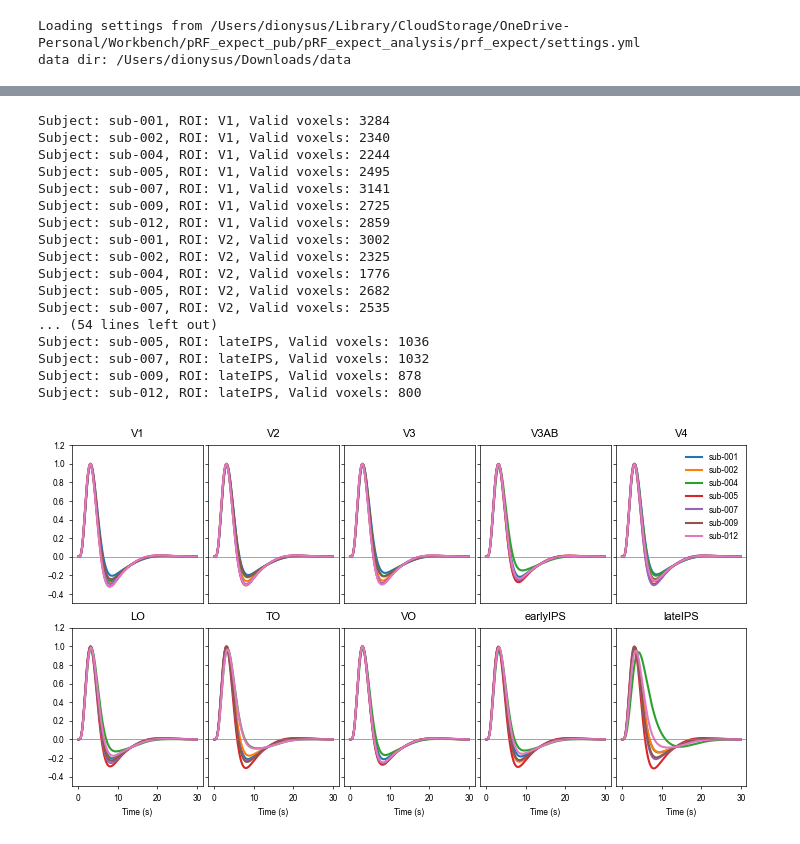
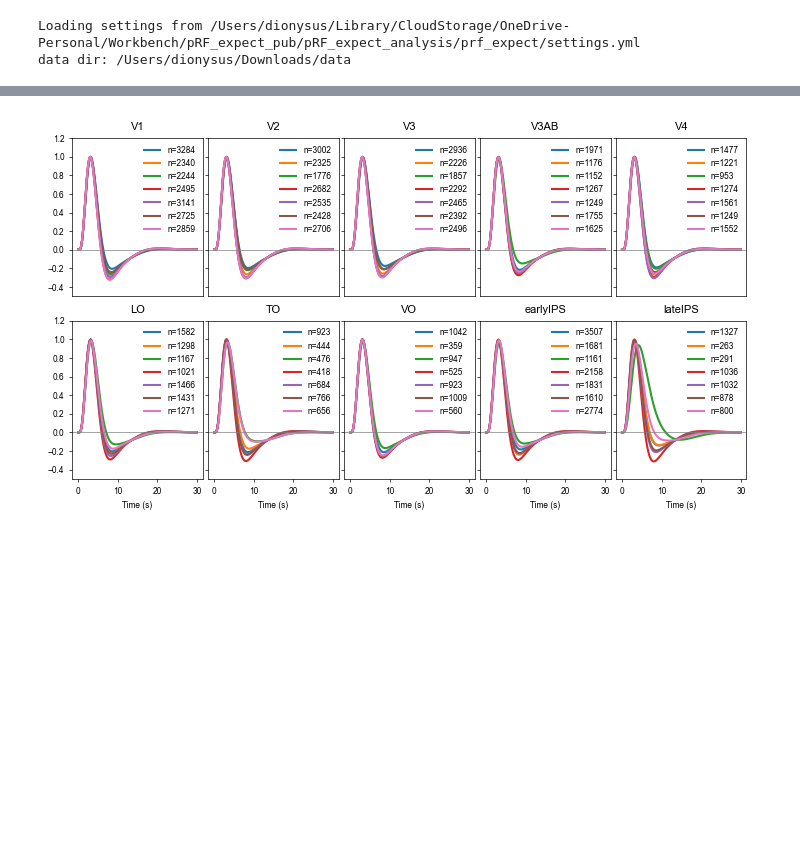
Before and after one commit to c14h19no2/pRF_expect_pub, a Jupyter notebook: pRF_expect_analysis/prf_expect/analysis/viz/check_hrf.ipynb, the cells around one changed output, grey strips where cells are left out. Cells and saved outputs as stored; diff of their text form; code cells hidden in the pictures; blank space fills up the shorter version.

```diff
--- a/pRF_expect_analysis/prf_expect/analysis/viz/check_hrf.ipynb
+++ b/pRF_expect_analysis/prf_expect/analysis/viz/check_hrf.ipynb
@@ -284,11 +284,12 @@ for i, roi in enumerate(roi_verts.keys()):
         # We need average across voxels
         mean_subj_hrf = np.average(subj_hrfs, axis=0, weights=valid_rsq)
 
-        print(f"Subject: {subject}, ROI: {roi}, Valid voxels: {np.sum(valid_mask)}")
+        voxel_count = int(np.sum(valid_mask))
+        # print(f"Subject: {subject}, ROI: {roi}, Valid voxels: {voxel_count}")
 
         # Use color from the colormap corresponding to subject index
         color = colors[s_idx % len(colors)]
-        ax.plot(time_points, mean_subj_hrf[:len(time_points)], label=subject, color=color)
+        ax.plot(time_points, mean_subj_hrf[:len(time_points)], label=f"n={voxel_count}", color=color)
 
     ax.set_title(f"{roi}", fontsize=8)
     ax.set_ylim(-0.5, 1.2)
@@ -307,13 +308,13 @@ for i, roi in enumerate(roi_verts.keys()):
     if i % 6 != 0:
         ax.set_yticklabels([])
 
-    # Legend in the top right subplot (index 5)
-    if i == 5:
-        # make legend top right and smaller
+    handles, labels = ax.get_legend_handles_labels()
+    if handles:
         ax.legend(loc='upper right', bbox_to_anchor=(1.0, 1.0), frameon=False)
 
 plt.tight_layout(pad=0.2, w_pad=0.2, h_pad=0.2)
 plt.show()
 figure_result_dir.mkdir(parents=True, exist_ok=True)
 fig.savefig(figure_result_dir / f"group_analysis-pRF_space-fsaverage_desc-prf_hrf.pdf", dpi=600, bbox_inches='tight')
+fig.savefig(figure_result_dir / f"group_analysis-pRF_space-fsaverage_desc-prf_hrf.png", dpi=600, bbox_inches='tight')
 # %% [output]
@@ -395,53 +379,38 @@ for i, roi in enumerate(combined_roi_verts.keys()):
         # We need average across voxels
         mean_subj_hrf = np.average(subj_hrfs, axis=0, weights=valid_rsq)
 
-        print(f"Subject: {subject}, ROI: {roi}, Valid voxels: {np.sum(valid_mask)}")
+        voxel_count = int(np.sum(valid_mask))
+        # print(f"Subject: {subject}, ROI: {roi}, Valid voxels: {voxel_count}")
 
         # Use color from the colormap corresponding to subject index
         color = colors[s_idx % len(colors)]
-        ax.plot(time_points, mean_subj_hrf[:len(time_points)], label=subject, color=color)
+        ax.plot(time_points, mean_subj_hrf[:len(time_points)], label=f"n={voxel_count}", color=color)
 
     ax.set_title(f"{roi}", fontsize=8)
     ax.set_ylim(-0.5, 1.2)
     ax.axhline(0, color='gray', linestyle='-', linewidth=0.5)
 
     # Remove x-axis labels for scatter plots in the first two rows (indices 0-11)
     # Only show x-label for the last row (indices 12-17)
     if i >= 5:
         ax.set_xlabel("Time (s)")
     else:
         ax.set_xticklabels([])
         ax.set_xticks([])
 
 
     # Remove y-axis labels for columns other than the first one (index 0)
     if i % 5 != 0:
         ax.set_yticklabels([])
 
-    # Legend in the top right subplot (index 5)
-    if i == 4:
+    handles, labels = ax.get_legend_handles_labels()
+    if handles:
         ax.legend(loc='upper right', bbox_to_anchor=(1.0, 1.0), frameon=False)
 
 plt.tight_layout(pad=0.2, w_pad=0.2, h_pad=0.2)
 plt.show()
 figure_result_dir.mkdir(parents=True, exist_ok=True)
 fig.savefig(figure_result_dir / f"group_analysis-pRF_space-fsaverage_desc-prf_hrf_shortROI.pdf", dpi=600, bbox_inches='tight')
+fig.savefig(figure_result_dir / f"group_analysis-pRF_space-fsaverage_desc-prf_hrf_shortROI.png", dpi=600, bbox_inches='tight')
 # %% [output]
-Subject: sub-001, ROI: V1, Valid voxels: 3284
-Subject: sub-002, ROI: V1, Valid voxels: 2340
-Subject: sub-004, ROI: V1, Valid voxels: 2244
-Subject: sub-005, ROI: V1, Valid voxels: 2495
-Subject: sub-007, ROI: V1, Valid voxels: 3141
-Subject: sub-009, ROI: V1, Valid voxels: 2725
-Subject: sub-012, ROI: V1, Valid voxels: 2859
-Subject: sub-001, ROI: V2, Valid voxels: 3002
-Subject: sub-002, ROI: V2, Valid voxels: 2325
-Subject: sub-004, ROI: V2, Valid voxels: 1776
-Subject: sub-005, ROI: V2, Valid voxels: 2682
-Subject: sub-007, ROI: V2, Valid voxels: 2535
-... (54 lines left out)
-Subject: sub-005, ROI: lateIPS, Valid voxels: 1036
-Subject: sub-007, ROI: lateIPS, Valid voxels: 1032
-Subject: sub-009, ROI: lateIPS, Valid voxels: 878
-Subject: sub-012, ROI: lateIPS, Valid voxels: 800
-[figure, old version]
+[figure, new version]
```
Also changed, not shown: parts of 1 cell of this notebook, 4 other files.
